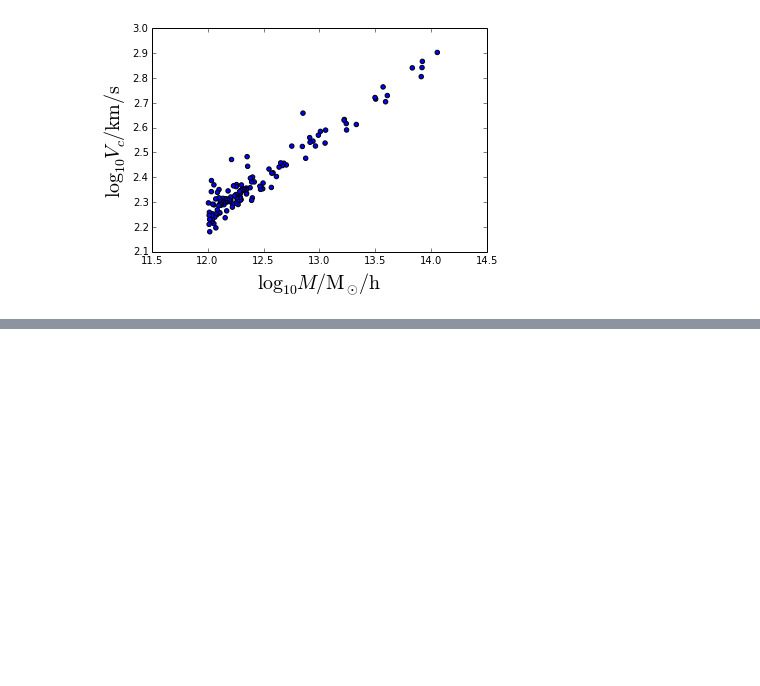
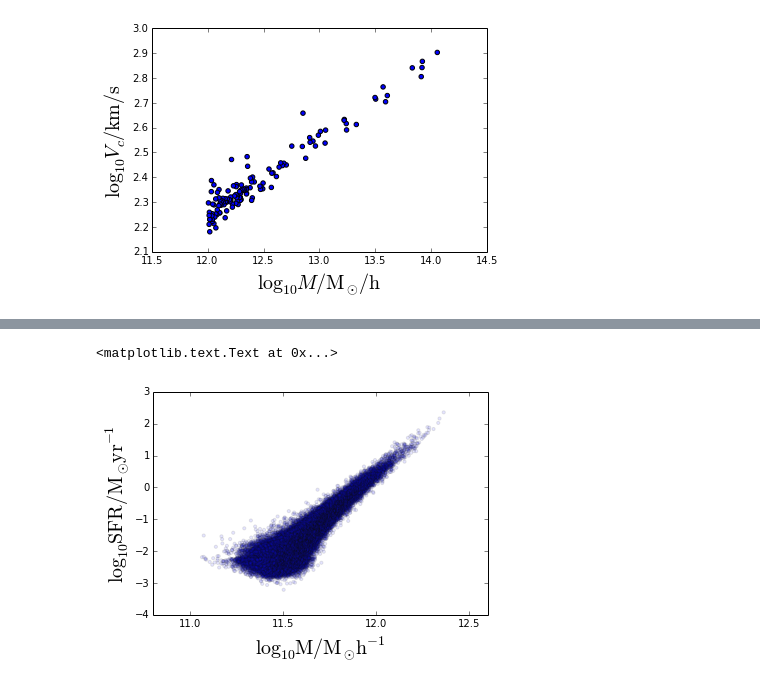
Before and after one commit to forero/IntroCosmoData, a Jupyter notebook: code/GettingData.ipynb, the cells around one changed output, grey strips where cells are left out. Cells and saved outputs as stored; diff of their text form; code cells hidden in the pictures; blank space fills up the shorter version.

Commit message:
Illustris

```diff
--- a/code/GettingData.ipynb
+++ b/code/GettingData.ipynb
@@ -119,0 +151,3 @@ ylabel("$\log_{10} V_{c}/{\mathrm{km/s}}$", fontsize=20)
+# %%
+basePath = './illustris_2/'
+halos = il.groupcat.loadHalos(basePath,45) # the selection is based on the FOF groups
@@ -119,0 +174,11 @@ ylabel("$\log_{10} V_{c}/{\mathrm{km/s}}$", fontsize=20)
+# %%
+sfr = halos['GroupSFR']
+halo_mass = halos['Group_R_Crit200']
+# %%
+scatter(log10(halo_mass)+10.0, log10(sfr), s=10.0, alpha=0.1)
+
+xlabel("$\log_{10} {\mathrm{M/M_\odot h^{-1}}}$", fontsize=20)
+ylabel("$\log_{10} {\mathrm{SFR / M_\odot yr^{-1}}}$", fontsize=20)
+# %% [output]
+<matplotlib.text.Text at 0x...>
+[figure, added]
```
Also changed, not shown: parts of 8 cells of this notebook.
